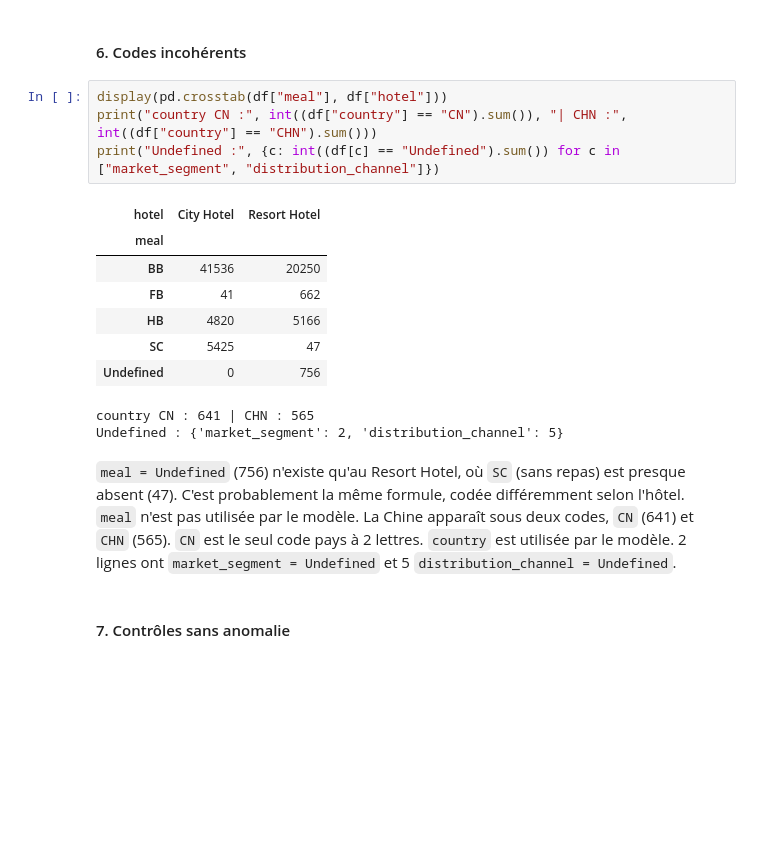
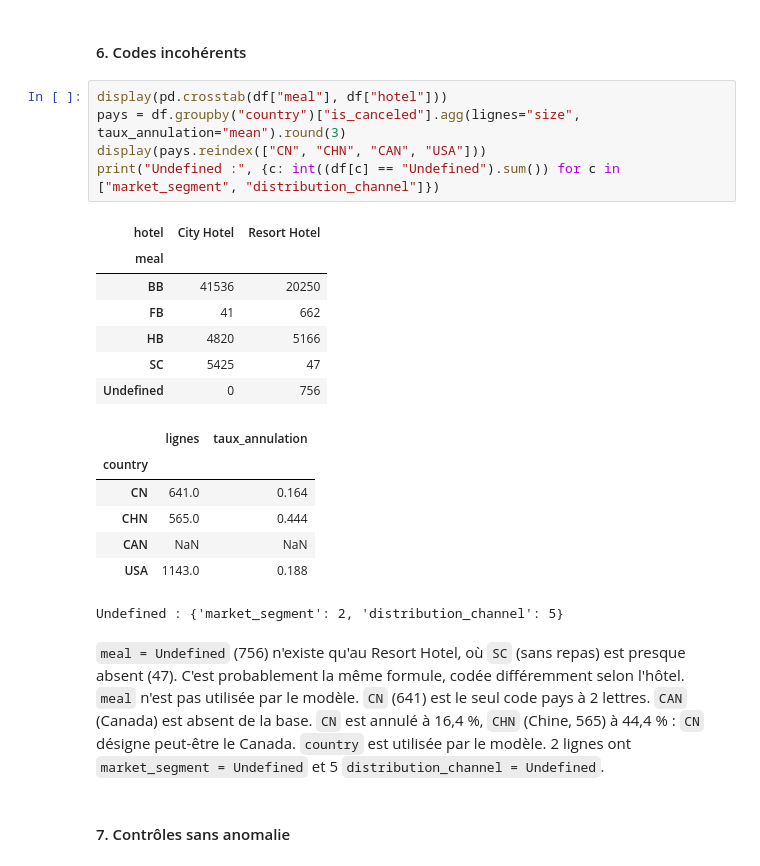
Before and after one commit to sojenorg/M2-B1-nettoyage-wassim, a Jupyter notebook: notebooks/01_audit.ipynb, the cells around one changed output. Saved outputs shown, nothing was run; the diff lists cells and outputs as text; blank space fills up the shorter version.

```diff
--- a/notebooks/01_audit.ipynb
+++ b/notebooks/01_audit.ipynb
@@ -340,22 +340,29 @@ Les 2 réservations à 9 et 10 bébés sont des erreurs de saisie probables.
 #### 6. Codes incohérents
 # %%
 display(pd.crosstab(df["meal"], df["hotel"]))
-print("country CN :", int((df["country"] == "CN").sum()), "| CHN :", int((df["country"] == "CHN").sum()))
+pays = df.groupby("country")["is_canceled"].agg(lignes="size", taux_annulation="mean").round(3)
+display(pays.reindex(["CN", "CHN", "CAN", "USA"]))
 print("Undefined :", {c: int((df[c] == "Undefined").sum()) for c in ["market_segment", "distribution_channel"]})
 # %% [output]
 | hotel | City Hotel | Resort Hotel |
 | meal |  |  |
 | BB | 41536 | 20250 |
 | FB | 41 | 662 |
 | HB | 4820 | 5166 |
 | SC | 5425 | 47 |
 | Undefined | 0 | 756 |
+|  | lignes | taux_annulation |
+| country |  |  |
+| CN | 641.0 | 0.164 |
+| CHN | 565.0 | 0.444 |
+| CAN | NaN | NaN |
+| USA | 1143.0 | 0.188 |
-country CN : 641 | CHN : 565
 Undefined : {'market_segment': 2, 'distribution_channel': 5}
 # %% [markdown]
 `meal = Undefined` (756) n'existe qu'au Resort Hotel, où `SC` (sans repas) est presque absent (47).
 C'est probablement la même formule, codée différemment selon l'hôtel. `meal` n'est pas utilisée par le modèle.
-La Chine apparaît sous deux codes, `CN` (641) et `CHN` (565). `CN` est le seul code pays à 2 lettres.
+`CN` (641) est le seul code pays à 2 lettres. `CAN` (Canada) est absent de la base.
+`CN` est annulé à 16,4 %, `CHN` (Chine, 565) à 44,4 % : `CN` désigne peut-être le Canada.
 `country` est utilisée par le modèle.
 2 lignes ont `market_segment = Undefined` et 5 `distribution_channel = Undefined`.
 # %% [markdown]
```
Also changed, not shown: parts of 1 cell of this notebook.
